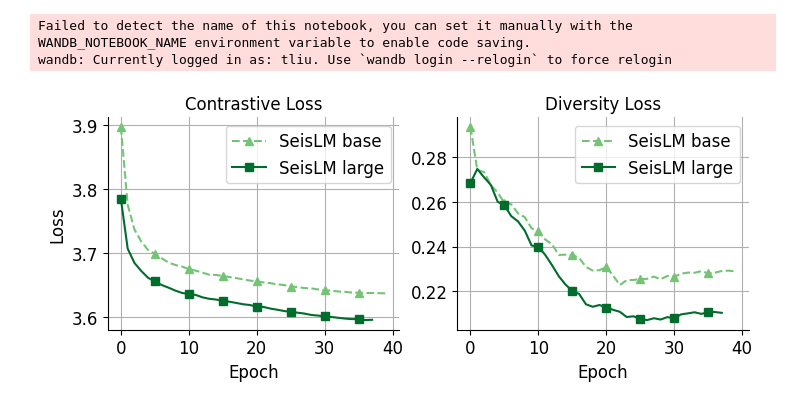
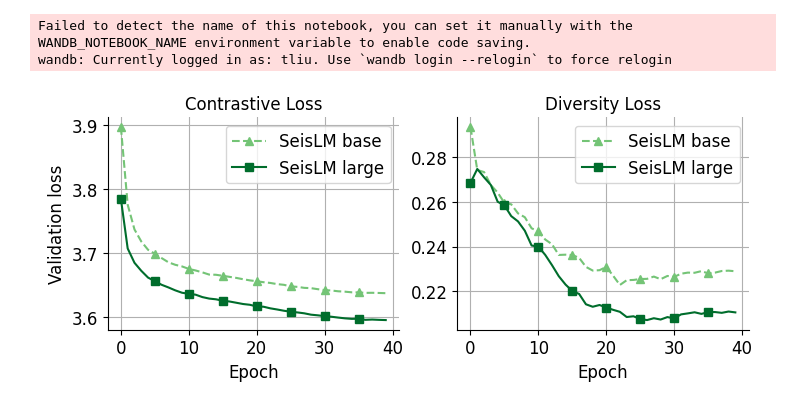
Before and after one commit to liutianlin0121/seisLM, a Jupyter notebook: notebooks/pretrain/plot-pretrain-loss.ipynb, the cells around one changed output. Saved outputs shown, nothing was run; the diff lists cells and outputs as text; code cells hidden in the pictures.

```diff
--- a/notebooks/pretrain/plot-pretrain-loss.ipynb
+++ b/notebooks/pretrain/plot-pretrain-loss.ipynb
@@ -53,38 +53,33 @@ plt.rcParams.update({
     'figure.titlesize': FONT_SIZE,  # Suptitle (main title)
     'legend.fontsize': FONT_SIZE,  # Legend font size
     'pdf.fonttype': 42,  # Embed fonts in PDF for better compatibility
 })
 
-# for plt_param in plt.rcParams:
-#   if 'size' in plt_param and 'marker' not in plt_param:
-#     try:
-#       plt.rcParams[plt_param] = FONT_SIZE
-#     except:
-#       pass
 
 for key, val in history_dict.items():
   axes[0].plot(val['val/avg_contrastive_loss'].dropna(), label=key.replace('_', ' '), **kwargs[key])
   axes[1].plot(val['val/avg_diversity_loss'].dropna(), label=key.replace('_', ' '), **kwargs[key])
 
 axes[0].legend()
 axes[0].grid()
 
 
 axes[1].legend()
 axes[1].grid()
 
 axes[0].set_title('Contrastive Loss')
 axes[1].set_title('Diversity Loss')
 axes[0].set_xlabel('Epoch')
 axes[1].set_xlabel('Epoch')
-axes[0].set_ylabel('Loss')
+axes[0].set_ylabel('Validation loss')
 
 fig.savefig(
   project_path.FIGURE_DIR + f'/pretrain_loss.pdf',
+  # project_path.FIGURE_DIR + f'/pretrain_loss.png',
   bbox_inches='tight'
 )
 
 for ax in axes:
   plot_utils.simpleaxis(ax)
 # %% [output]
-[figure, old version]
+[figure, new version]
```
Also changed, not shown: 7 other files.
